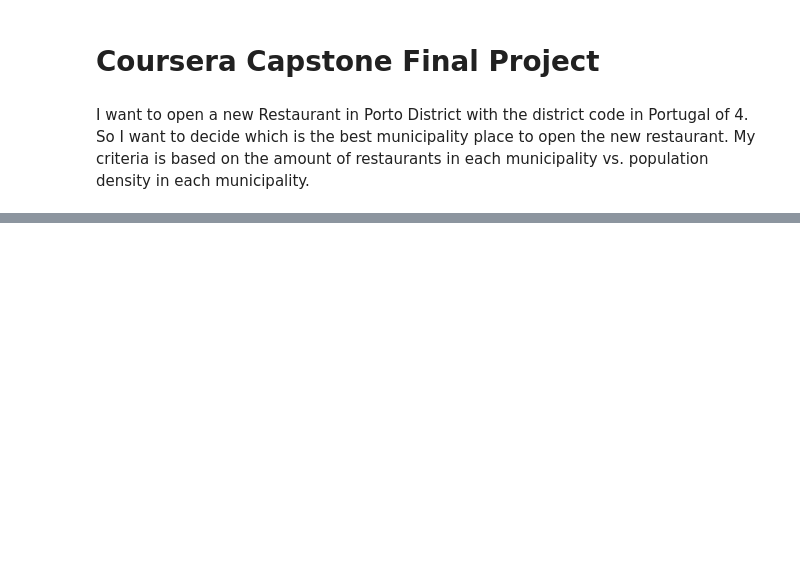
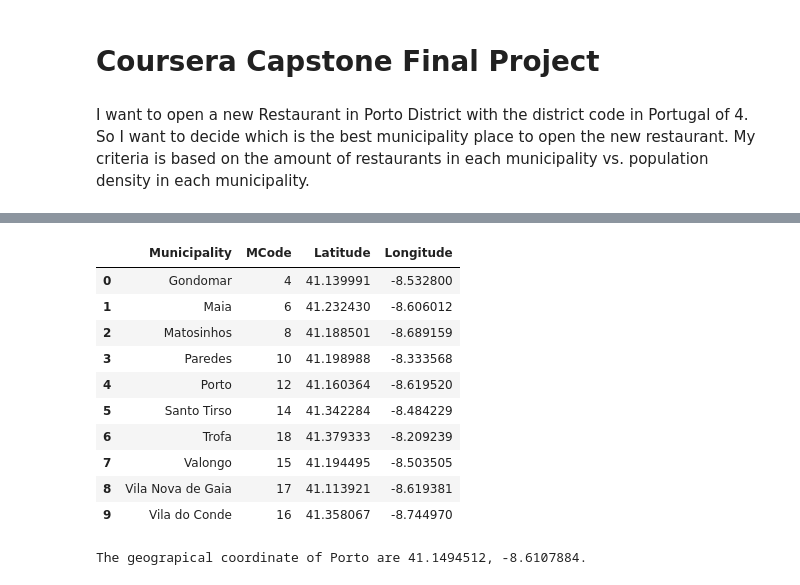
Before and after one commit to cfernandesINEGI/Coursera-Capstone, a Jupyter notebook: Coursera Capstone Final Project.ipynb, the cells around one changed output, grey strips where cells are left out. Cells and saved outputs as stored; diff of their text form; code cells hidden in the pictures; blank space fills up the shorter version.

```diff
--- a/Coursera Capstone Final Project.ipynb
+++ b/Coursera Capstone Final Project.ipynb
@@ -60,0 +91,6 @@ dfporto.head()
+# %%
+# Read latitude and longitude
+coord_data = pd.read_csv("lat_long_f.csv", sep = ';', decimal=',')[['dd_desig', 'LOCALIDADE', 'CP4', 'LATITUDE', 'LONGITUDE']] # taken from http://centraldedados.pt/codigos_postais/
+coord_data.columns = ['Region', 'Municipality', 'CPCode', 'Latitude', 'Longitude']
+coord_porto = coord_data[coord_data['Region'] == 'Porto']
+coord_porto.head()
@@ -60,0 +104,28 @@ dfporto.head()
+# %%
+# Postal Code, Latitude and Longitude
+dfporto = dfporto.merge(coord_porto[["Municipality", 'Latitude', 'Longitude']])
+df_porto = dfporto.groupby('Municipality').mean().reset_index()
+df_porto
+# %% [output]
+|  | Municipality | MCode | Latitude | Longitude |
+| 0 | Gondomar | 4 | 41.139991 | -8.532800 |
+| 1 | Maia | 6 | 41.232430 | -8.606012 |
+| 2 | Matosinhos | 8 | 41.188501 | -8.689159 |
+| 3 | Paredes | 10 | 41.198988 | -8.333568 |
+| 4 | Porto | 12 | 41.160364 | -8.619520 |
+| 5 | Santo Tirso | 14 | 41.342284 | -8.484229 |
+| 6 | Trofa | 18 | 41.379333 | -8.209239 |
+| 7 | Valongo | 15 | 41.194495 | -8.503505 |
+| 8 | Vila Nova de Gaia | 17 | 41.113921 | -8.619381 |
+| 9 | Vila do Conde | 16 | 41.358067 | -8.744970 |
+# %%
+# Folium Print
+address = 'Porto, Portugal'
+
+geolocator = Nominatim()
+location = geolocator.geocode(address)
+latitude = location.latitude
+longitude = location.longitude
+print('The geograpical coordinate of Porto are {}, {}.'.format(latitude, longitude))
+# %% [output]
+The geograpical coordinate of Porto are 41.1494512, -8.6107884.
```
Also changed, not shown: parts of 10 cells of this notebook.
